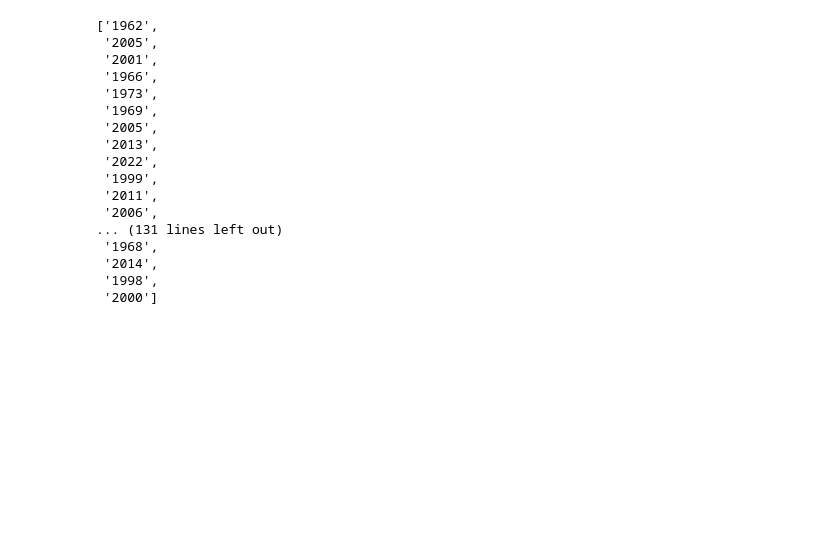
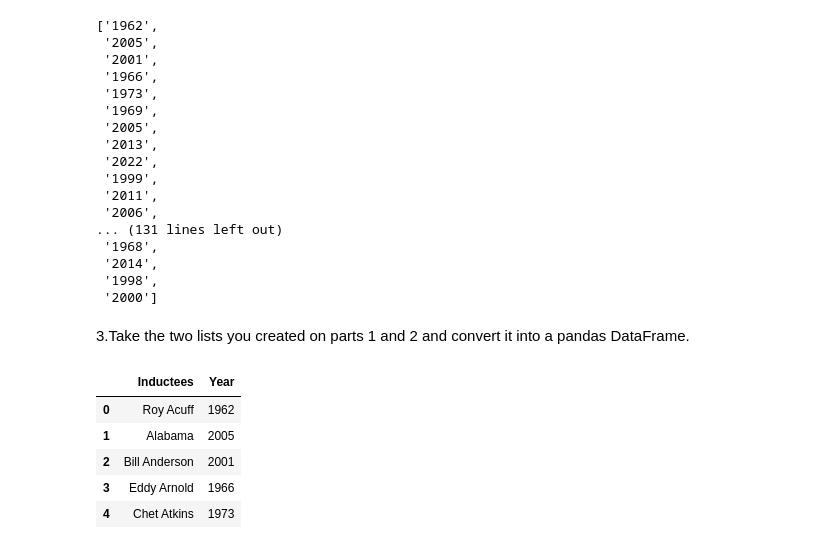
Before and after one commit to NSS-Data-Analytics-Cohort-6/web-scraping-country-music-hof-LJRollerII, a Jupyter notebook: notebooks/Country_Music_HOF.ipynb, the cells around one changed output. Cells and saved outputs as stored; diff of their text form; code cells hidden in the pictures; blank space fills up the shorter version.

Commit message:
Created New DataFrame

```diff
--- a/notebooks/Country_Music_HOF.ipynb
+++ b/notebooks/Country_Music_HOF.ipynb
@@ -231,3 +231,17 @@ year
  '2014',
  '1998',
  '2000']
+# %% [markdown]
+3.Take the two lists you created on parts 1 and 2 and convert it into a pandas DataFrame.
+# %%
+cm_hof = {'Inductees': HOF_inductees, 'Year': year}
+cm_hof = pd.DataFrame(cm_hof)
+# %%
+cm_hof.head()
+# %% [output]
+|  | Inductees | Year |
+| 0 | Roy Acuff | 1962 |
+| 1 | Alabama | 2005 |
+| 2 | Bill Anderson | 2001 |
+| 3 | Eddy Arnold | 1966 |
+| 4 | Chet Atkins | 1973 |
```
